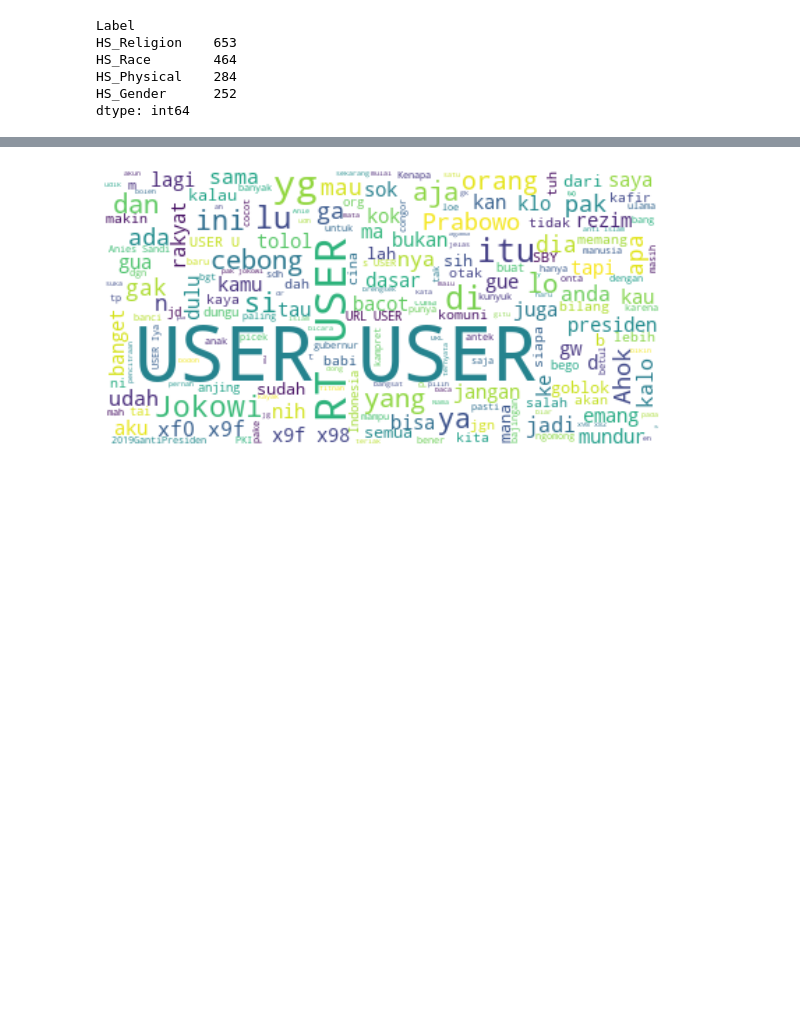
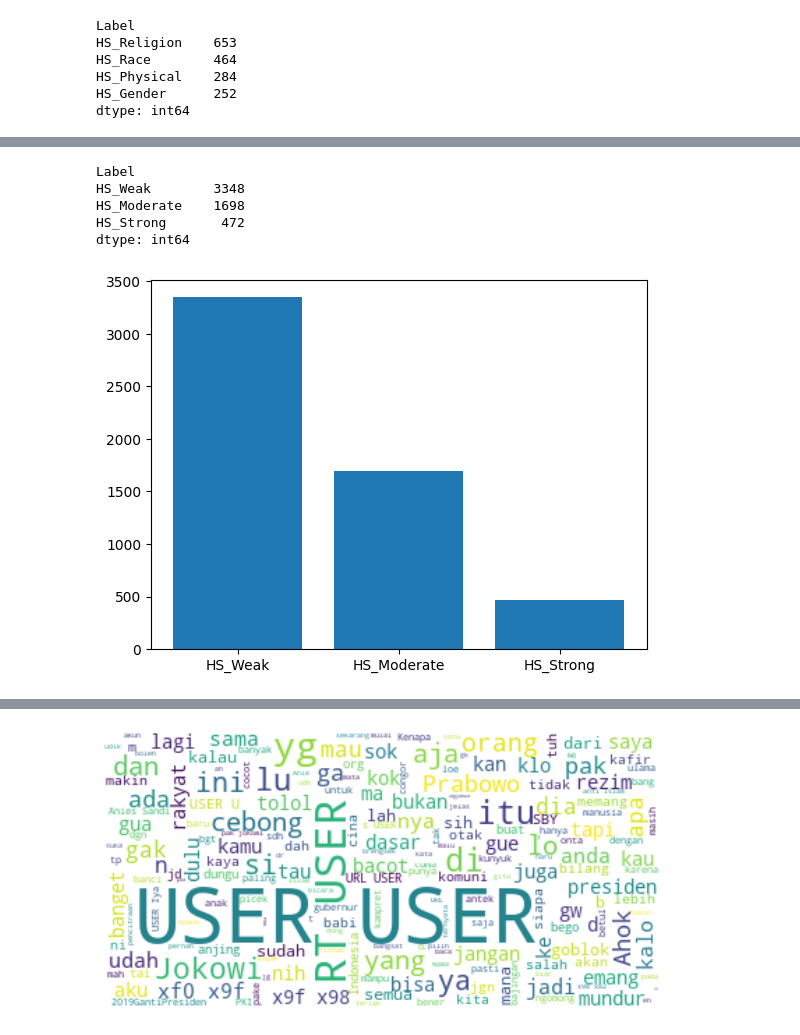
Before and after one commit to Athaelthes/binar-gold-challenge, a Jupyter notebook: AnalisisData.ipynb, the cells around one changed output, grey strips where cells are left out. Drawn from its saved outputs; the diff is of its cells as text; code cells hidden in the pictures; blank space fills up the shorter version.

```diff
--- a/AnalisisData.ipynb
+++ b/AnalisisData.ipynb
@@ -439,0 +459,4 @@ plt.show()
+# %%
+df1 = data_filter4.loc[(data_filter4["HS_Weak"] == 1) & (data_filter4["HS_Moderate"] == 0) & (data_filter4["HS_Strong"] == 0) ].reset_index(drop=True)
+df1["Label"] = 'HS_Weak'
+df1
@@ -439,0 +477,4 @@ plt.show()
+# %%
+df2 = data_filter4.loc[(data_filter4["HS_Weak"] == 0) & (data_filter4["HS_Moderate"] == 1) & (data_filter4["HS_Strong"] == 0) ].reset_index(drop=True)
+df2["Label"] = 'HS_Moderate'
+df2
@@ -439,0 +495,4 @@ plt.show()
+# %%
+df3 = data_filter4.loc[(data_filter4["HS_Weak"] == 0) & (data_filter4["HS_Moderate"] == 0) & (data_filter4["HS_Strong"] == 1) ].reset_index(drop=True)
+df3["Label"] = 'HS_Strong'
+df3
@@ -440,2 +513,16 @@ plt.show()
+# %%
+datafix4 = pd.concat([df1,df2,df3])
+datafix4.value_counts(subset="Label")
+# %% [output]
+Label
+HS_Weak        3348
+HS_Moderate    1698
+HS_Strong       472
+dtype: int64
+# %%
+plt.bar(x = datafix4.value_counts(subset="Label").index, height=datafix4.value_counts(subset="Label").values)
+plt.show()
+# %% [output]
+[figure, added]
 # %%
 from wordcloud import WordCloud
```
Also changed, not shown: parts of 11 cells of this notebook, 4 other files.
